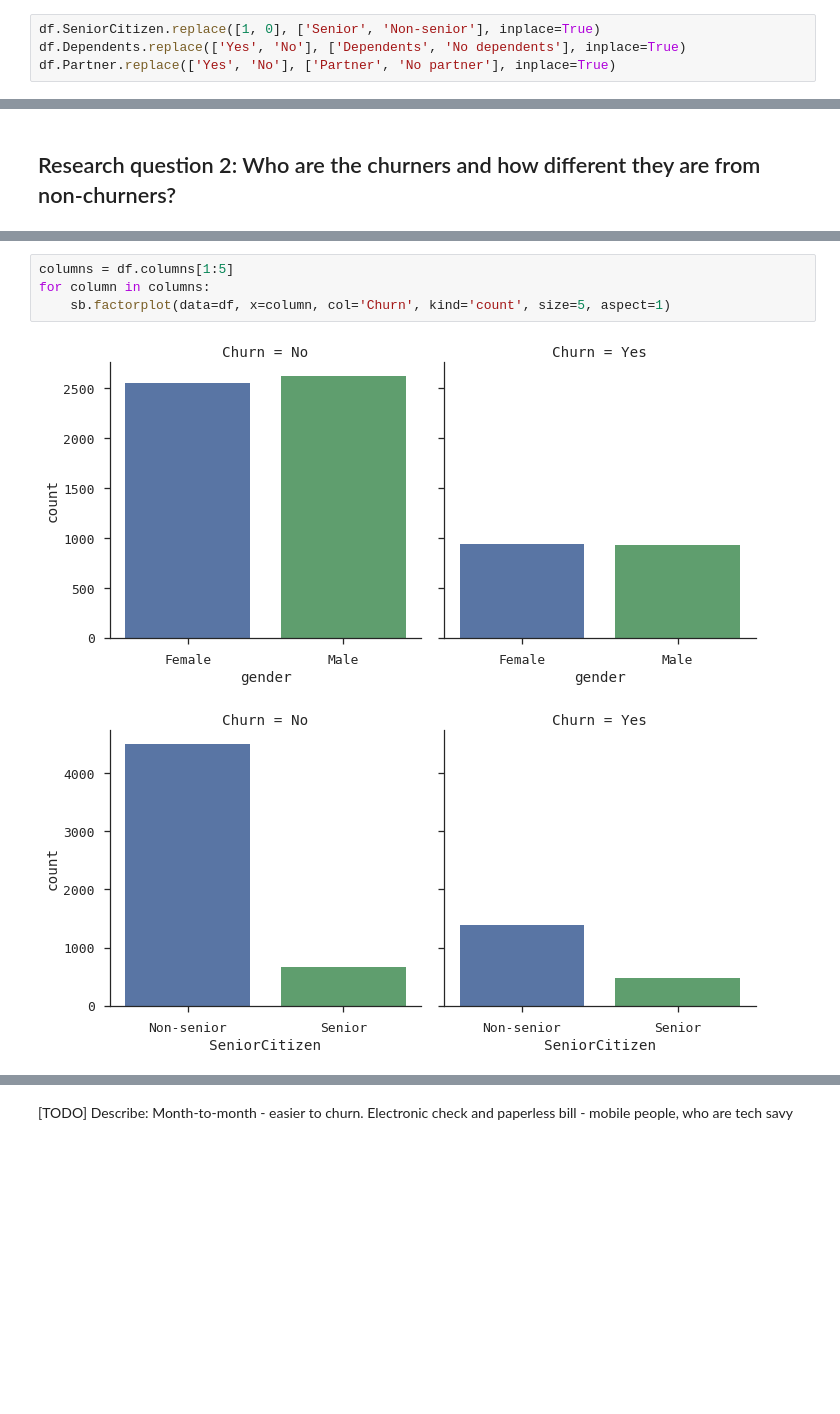
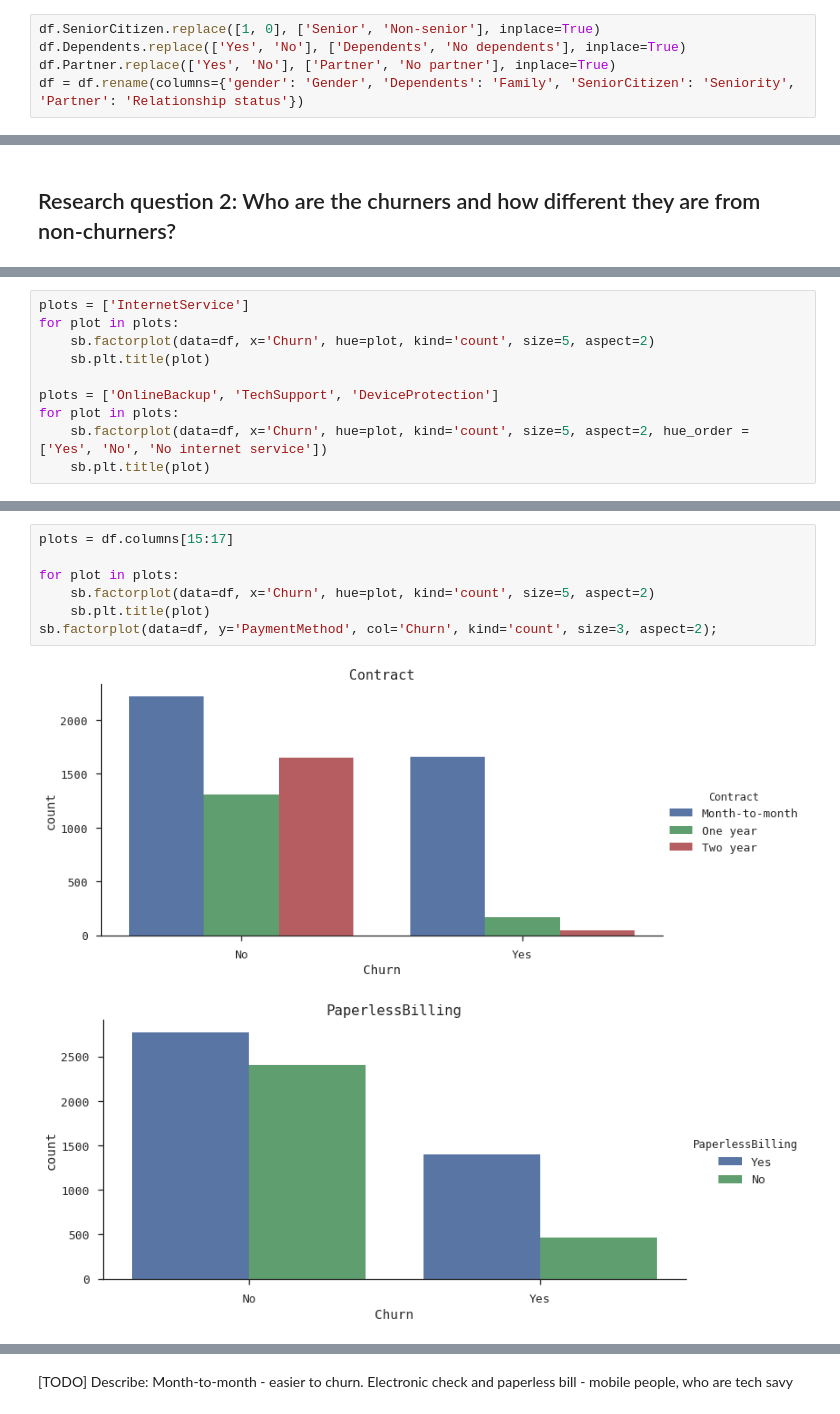
Before and after one commit to PolinaKey/thinkful, a Jupyter notebook: [NEW} Capstone project - Churn.ipynb, the cells around one changed output, grey strips where cells are left out. Cells and saved outputs as stored; diff of their text form; blank space fills up the shorter version.

```diff
--- a/[NEW} Capstone project - Churn.ipynb
+++ b/[NEW} Capstone project - Churn.ipynb
@@ -59,6 +59,7 @@ As we see some of the columns have values "1" / "0" instead of "Yes" / "No" or a
 df.SeniorCitizen.replace([1, 0], ['Senior', 'Non-senior'], inplace=True)
 df.Dependents.replace(['Yes', 'No'], ['Dependents', 'No dependents'], inplace=True)
 df.Partner.replace(['Yes', 'No'], ['Partner', 'No partner'], inplace=True)
+df = df.rename(columns={'gender': 'Gender', 'Dependents': 'Family', 'SeniorCitizen': 'Seniority', 'Partner': 'Relationship status'})
 # %% [markdown]
 ## Research question 1: When do clients churn?
 # %% [markdown]
@@ -147,0 +175,10 @@ Let's see if churners vs non-churners are different in terms of their demographi
+# %%
+plots = ['InternetService']
+for plot in plots:
+    sb.factorplot(data=df, x='Churn', hue=plot, kind='count', size=5, aspect=2)
+    sb.plt.title(plot)
+
+plots = ['OnlineBackup', 'TechSupport', 'DeviceProtection']
+for plot in plots:
+    sb.factorplot(data=df, x='Churn', hue=plot, kind='count', size=5, aspect=2, hue_order = ['Yes', 'No', 'No internet service'])
+    sb.plt.title(plot)
@@ -148,7 +193,10 @@ Let's see if churners vs non-churners are different in terms of their demographi
 # %%
-columns = df.columns[1:5]
-for column in columns:
-    sb.factorplot(data=df, x=column, col='Churn', kind='count', size=5, aspect=1)
+plots = df.columns[15:17]
+
+for plot in plots:
+    sb.factorplot(data=df, x='Churn', hue=plot, kind='count', size=5, aspect=2)
+    sb.plt.title(plot)
+sb.factorplot(data=df, y='PaymentMethod', col='Churn', kind='count', size=3, aspect=2);
 # %% [output]
-[figure, old version]
+[figure, new version]
-[figure, old version]
+[figure, new version]
```
Also changed, not shown: parts of 29 cells of this notebook, 1 other file.
